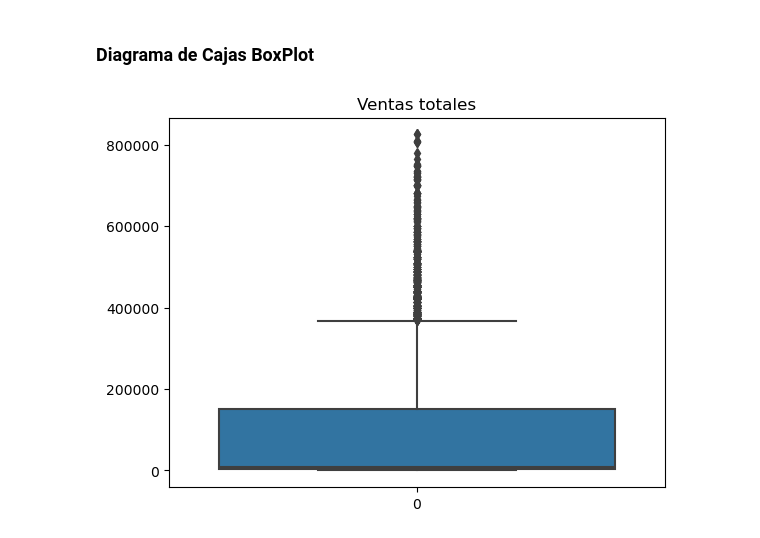
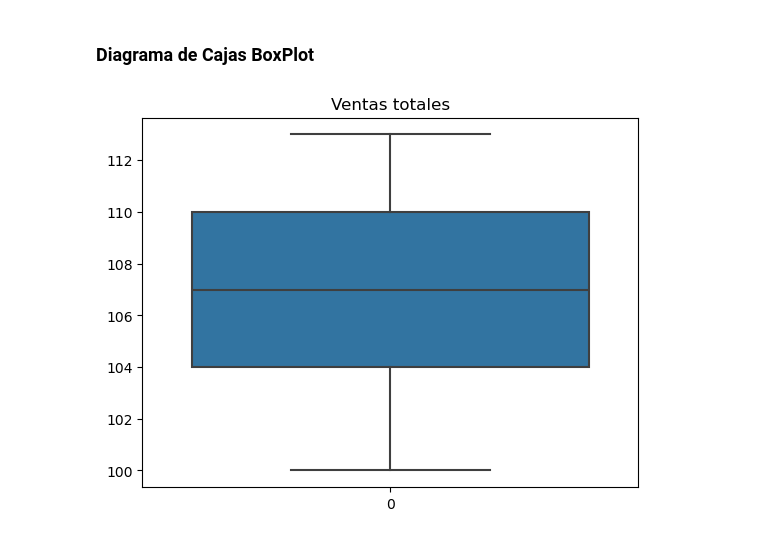
Before and after one commit to Dilmer-Rojas/ESTADISTICA_PYTHON, a Jupyter notebook: home/module/MOD 1/notebook.ipynb, the cells around one changed output. Drawn from its saved outputs; the diff is of its cells as text; code cells hidden in the pictures.

```diff
--- a/home/module/MOD 1/notebook.ipynb
+++ b/home/module/MOD 1/notebook.ipynb
@@ -310,11 +310,11 @@ plt.show
 # %%
 import seaborn as sns
 
 # Obteniendo data
-datos = df['Total Sales']
-
+datos = [100, 102, 103, 104, 105, 106, 107, 108, 109, 110, 111, 112, 113]
+datos = np.array(datos)
 sns.boxplot(datos)
 plt.title("Ventas totales")
-plt.show()
+plt.show() # No hay outliers según el gráfico
 # %% [output]
-[figure, old version]
+[figure, new version]
```
